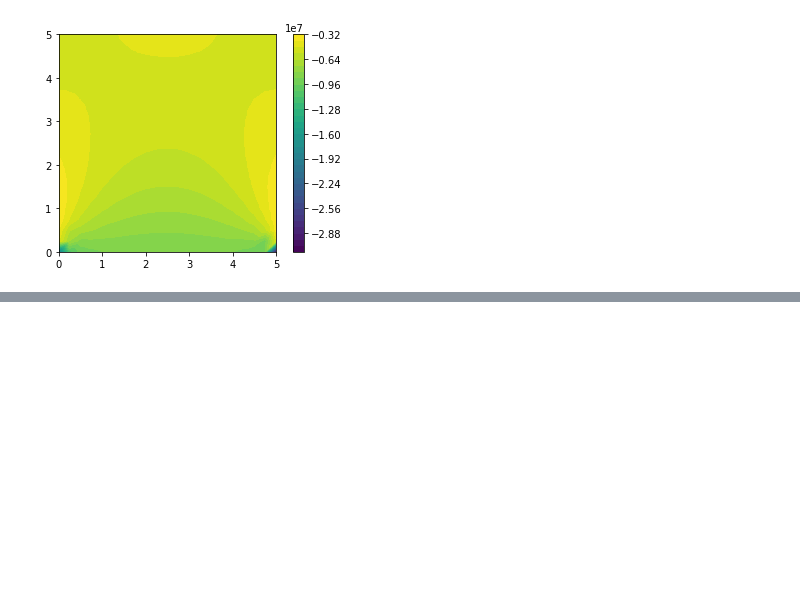
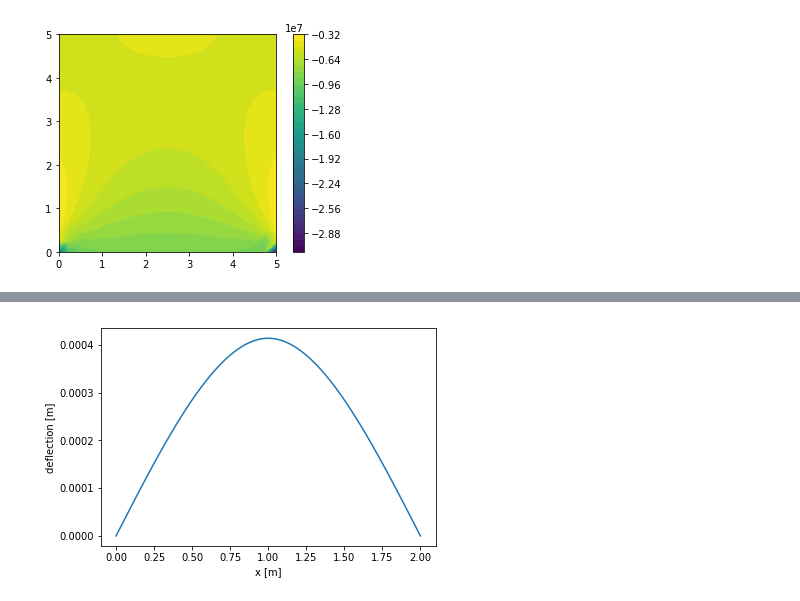
Before and after one commit to georgiosmalik/fenics-course, a Jupyter notebook: docs/source/MixedSpaceProblem/Mixed_spaces.ipynb, the cells around one changed output, grey strips where cells are left out. Drawn from its saved outputs; the diff is of its cells as text; code cells hidden in the pictures; blank space fills up the shorter version.

```diff
--- a/docs/source/MixedSpaceProblem/Mixed_spaces.ipynb
+++ b/docs/source/MixedSpaceProblem/Mixed_spaces.ipynb
@@ -477,0 +368,87 @@ where $\mathcal{F}_\mathrm{ext}$ is weak form of external forces. It is example
+# %%
+import fenics as fe
+import matplotlib.pyplot as plt
+
+# --------------------
+# Parameters
+# --------------------
+E = 50.0e9
+G = 25.0e9
+b = 0.1
+h = 0.01
+Ar = b*h
+I = (1.0/12.0)*b*h**3
+
+k = 1
+f_lin = 1.0
+n = 80000
+l = 2.0
+F = 1.0
+
+# --------------------
+# Define geometry
+# --------------------
+mesh = fe.IntervalMesh(n, 0, l)
+
+# --------------------
+# Define spaces
+# --------------------
+P1 = fe.FiniteElement('P', fe.interval, 2)
+element = fe.MixedElement([P1, P1, P1])
+V = fe.FunctionSpace(mesh, element)
+W = fe.FunctionSpace(mesh, 'P', 2)
+
+d_u, d_w, d_phi = fe.TestFunctions(V)
+u, w, phi = fe.TrialFunctions(V)
+u_ = fe.Function(V)
+
+# --------------------
+# Boundary conditions
+# --------------------
+bc_u = fe.Constant(0.0)
+
+tol = 1e-14
+def left_end(x):
+    return fe.near(x[0], 0.0)
+
+def right_end(x):
+    return fe.near(x[0], 2.0)
+
+bc1 = fe.DirichletBC(V.sub(0), fe.Constant(0.0), left_end)
+bc2 = fe.DirichletBC(V.sub(1), fe.Constant(0.0), left_end)
+bc3 = fe.DirichletBC(V.sub(1), fe.Constant(0.0), right_end)
+bc4 = fe.DirichletBC(V.sub(0), fe.Constant(0.0), right_end)
+bc = [bc1, bc2, bc3, bc4]
+
+# --------------------
+# Initialization
+# --------------------
+X = fe.Function(V)
+f = fe.Function(V)
+f.interpolate(fe.Constant((0.0, f_lin, 0.0)))
+
+# --------------------
+# Solution
+# --------------------
+A = d_u.dx(0)*E*Ar*u.dx(0)*fe.dx + \
+    d_w.dx(0)*G*Ar*w.dx(0)*fe.dx + d_w.dx(0)*G*Ar*phi*fe.dx + \
+    d_phi.dx(0)*E*I*phi.dx(0)*fe.dx + d_phi*G*Ar*(phi + w.dx(0))*fe.dx + \
+    fe.Constant(0.0)*d_w*fe.dx
+
+A_ass, b_ass = fe.assemble_system(fe.lhs(A), fe.rhs(A), bc)
+
+pointForce = fe.PointSource(V.sub(1), fe.Point(1.0), 1)
+pointForce.apply(b_ass)
+
+fe.solve(A_ass, X.vector(), b_ass)
+
+
+u_, w_, phi_ = X.split(deepcopy=True)
+
+#plot(w_)
+fe.plot(X.sub(1))
+plt.xlabel("x [m]")
+plt.ylabel("deflection [m]")
+plt.show()
+# %% [output]
+[figure, added]
```
Also changed, not shown: parts of 10 cells of this notebook.
